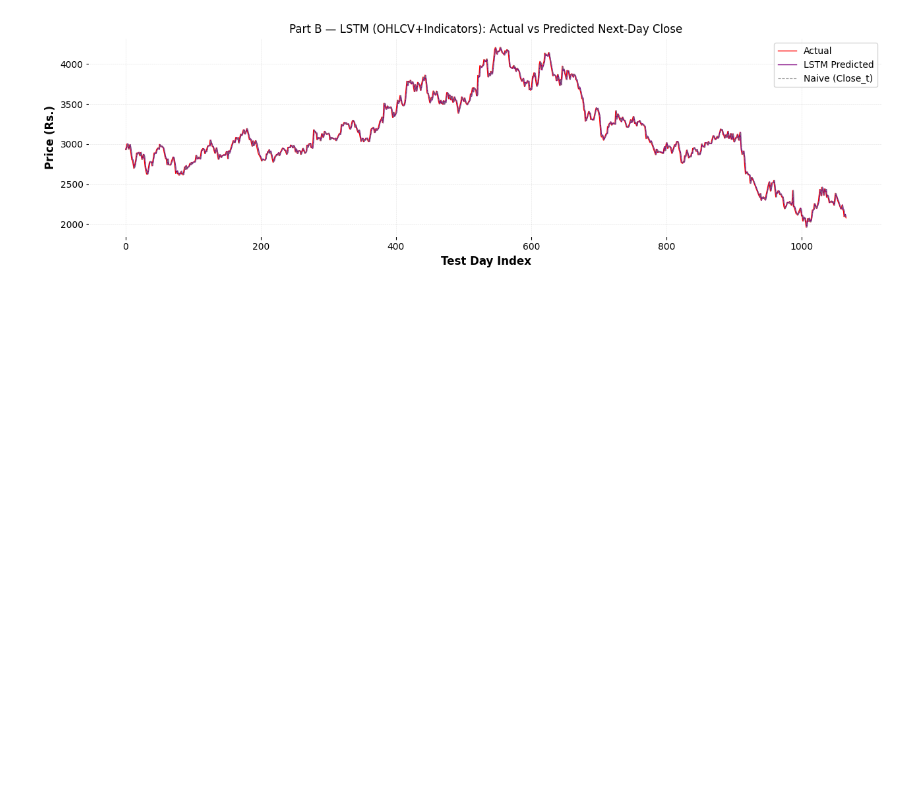
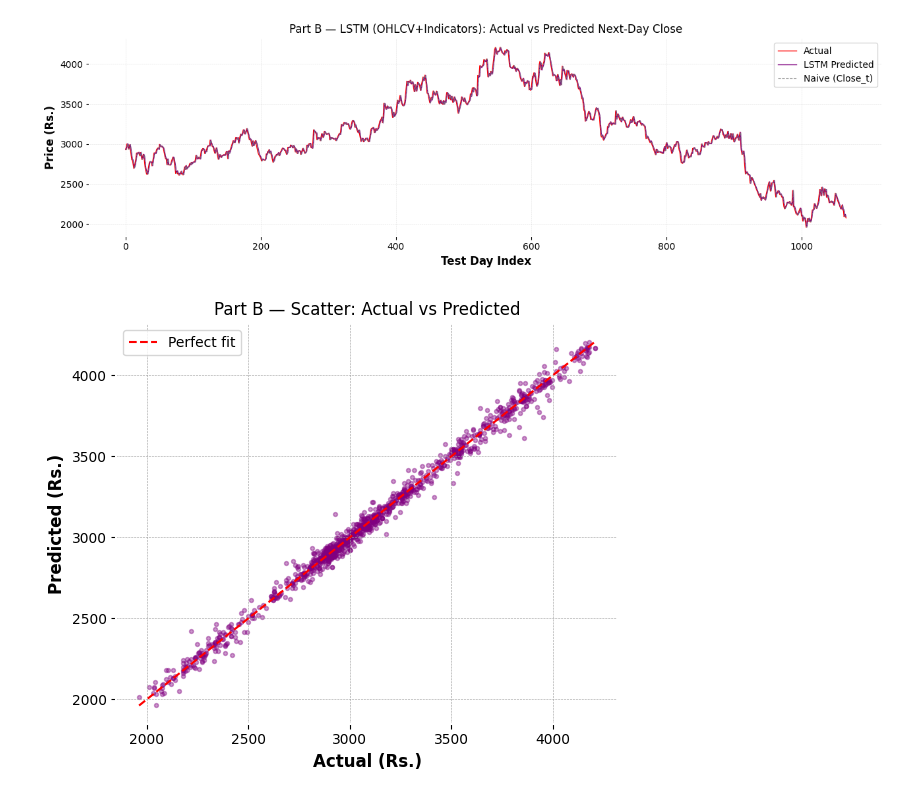
Before and after one commit to rishika790/AI-PORTFOLIO, a Jupyter notebook: DL_GRU_OHLCV_vs_Indicators.ipynb, the cells around one changed output. Drawn from its saved outputs; the diff is of its cells as text; code cells hidden in the pictures; blank space fills up the shorter version.

Commit message:
code: cell 64 — plt.figure(figsize=(6, 5))

```diff
--- a/DL_GRU_OHLCV_vs_Indicators.ipynb
+++ b/DL_GRU_OHLCV_vs_Indicators.ipynb
@@ -890,3 +890,13 @@ plt.xlabel('Test Day Index'); plt.ylabel('Price (Rs.)')
 plt.legend(); plt.grid(True, alpha=0.3); plt.tight_layout(); plt.show()
 # %% [output]
 [figure]
+# %%
+plt.figure(figsize=(6, 5))
+plt.scatter(y_actual_B, y_pred_B, alpha=0.4, s=8, color='purple')
+mn, mx = min(y_actual_B.min(), y_pred_B.min()), max(y_actual_B.max(), y_pred_B.max())
+plt.plot([mn, mx], [mn, mx], 'r--', lw=1.5, label='Perfect fit')
+plt.title('Part B — Scatter: Actual vs Predicted')
+plt.xlabel('Actual (Rs.)'); plt.ylabel('Predicted (Rs.)')
+plt.legend(); plt.tight_layout(); plt.show()
+# %% [output]
+[figure, added]
```
